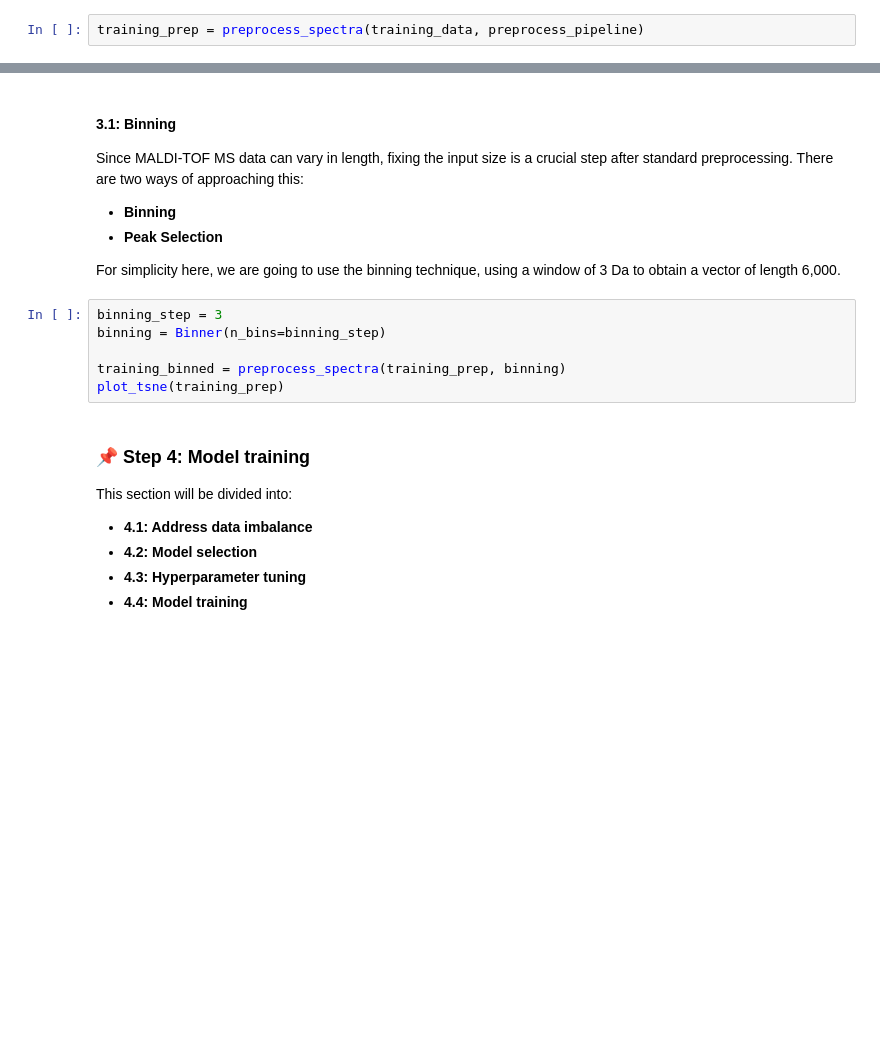
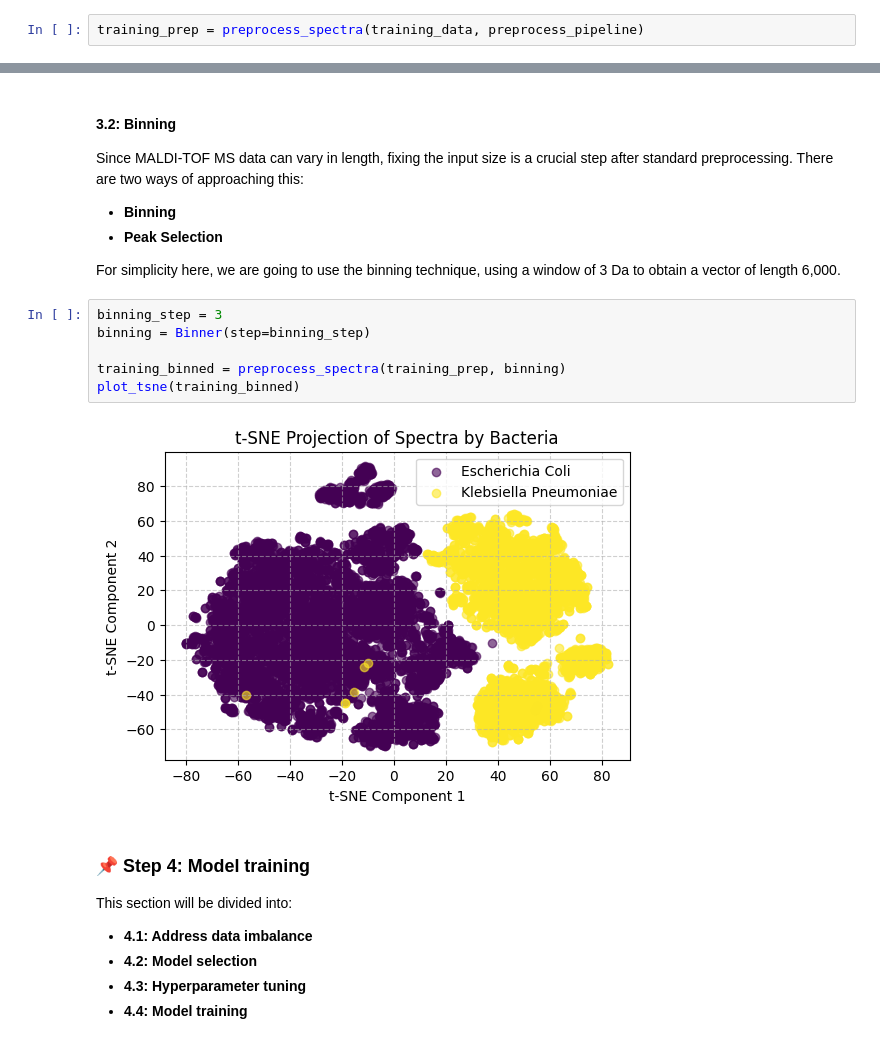
Before and after one commit to aguerrerolopez/MALDI-UC3M, a Jupyter notebook: Getting_Started.ipynb, the cells around one changed output, grey strips where cells are left out. Cells and saved outputs as stored; diff of their text form; blank space fills up the shorter version.

```diff
--- a/Getting_Started.ipynb
+++ b/Getting_Started.ipynb
@@ -243,5 +257,5 @@ plot_tsne(training_prep)
 # %% [markdown]
-#### **3.1: Binning**
+#### **3.2: Binning**
 
 Since MALDI-TOF MS data can vary in length, fixing the input size is a crucial step after standard preprocessing. There are two ways of approaching this:
 
@@ -251,10 +265,12 @@ Since MALDI-TOF MS data can vary in length, fixing the input size is a crucial s
 For simplicity here, we are going to use the binning technique, using a window of 3 Da to obtain a vector of length 6,000.
 # %%
 binning_step = 3
-binning = Binner(n_bins=binning_step)
+binning = Binner(step=binning_step)
 
 training_binned = preprocess_spectra(training_prep, binning)
-plot_tsne(training_prep)
+plot_tsne(training_binned)
+# %% [output]
+[figure, added]
 # %% [markdown]
 ### **📌 Step 4: Model training**
 
```
Also changed, not shown: parts of 22 cells of this notebook, 9 other files.
